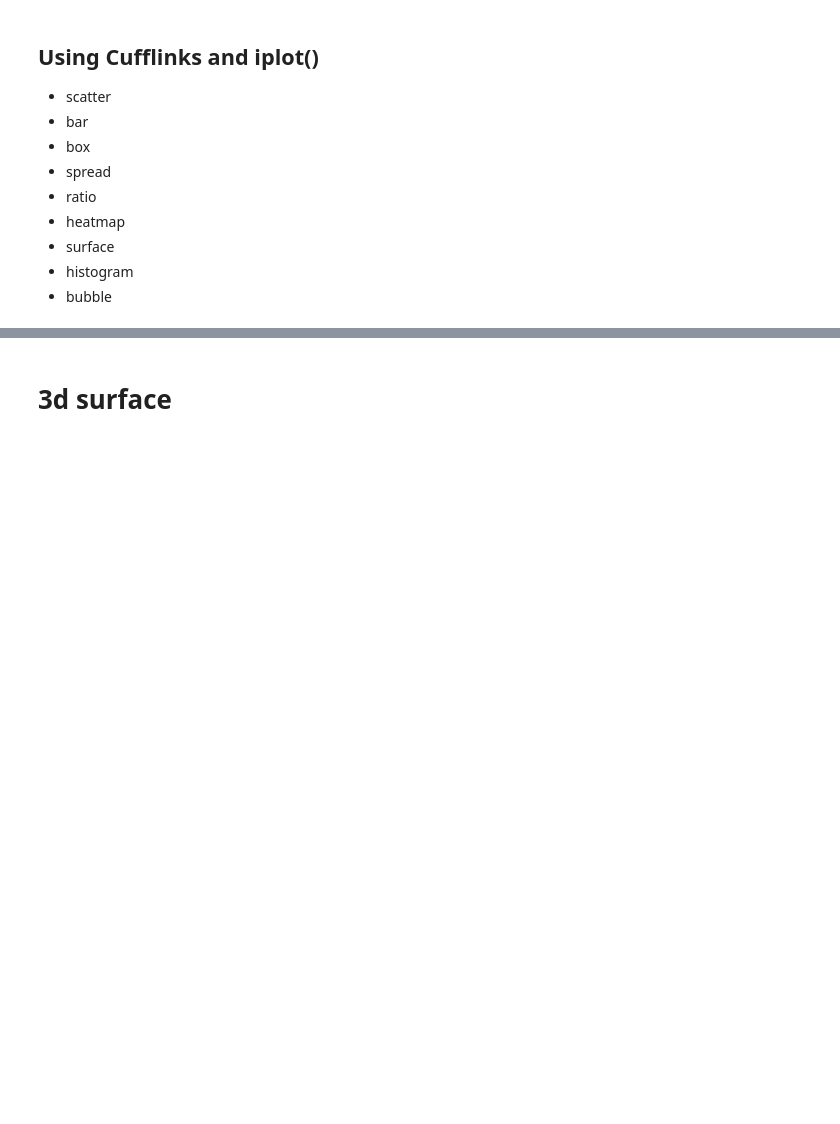
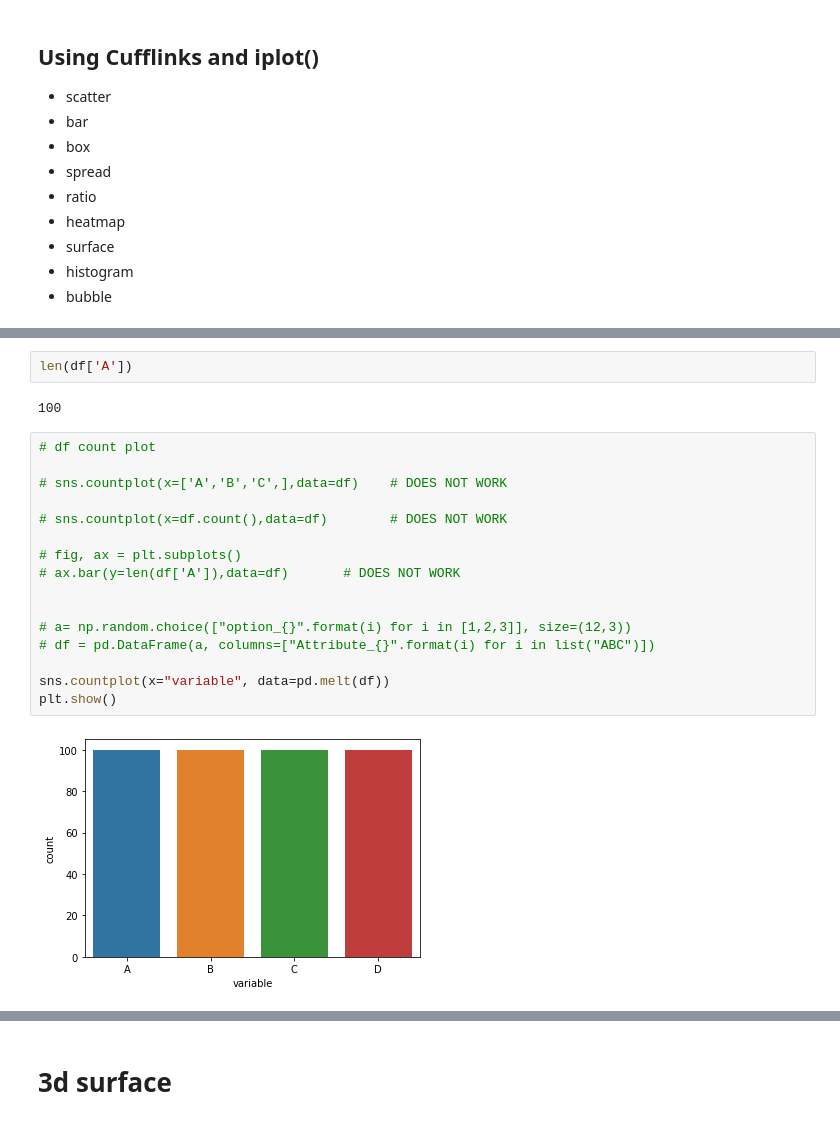
Before and after one commit to k21k/Python-Notes, a Jupyter notebook: Exercises - Qasim/Exercise 24 (Plotly and Cufflinks) - answers K.ipynb, the cells around one changed output, grey strips where cells are left out. Cells and saved outputs as stored; diff of their text form; blank space fills up the shorter version.

```diff
--- a/Exercises - Qasim/Exercise 24 (Plotly and Cufflinks) - answers K.ipynb
+++ b/Exercises - Qasim/Exercise 24 (Plotly and Cufflinks) - answers K.ipynb
@@ -70,2 +82,24 @@ df2.head()
+# %%
+len(df['A'])
+# %% [output]
+100
+# %%
+# df count plot
+
+# sns.countplot(x=['A','B','C',],data=df)    # DOES NOT WORK
+
+# sns.countplot(x=df.count(),data=df)        # DOES NOT WORK
+
+# fig, ax = plt.subplots()
+# ax.bar(y=len(df['A']),data=df)       # DOES NOT WORK
+
+
+# a= np.random.choice(["option_{}".format(i) for i in [1,2,3]], size=(12,3))
+# df = pd.DataFrame(a, columns=["Attribute_{}".format(i) for i in list("ABC")])
+
+sns.countplot(x="variable", data=pd.melt(df))
+plt.show()
+# %% [output]
+[figure, added]
 # %%
 # boxplot
```
Also changed, not shown: parts of 13 cells of this notebook, 3 other files.
